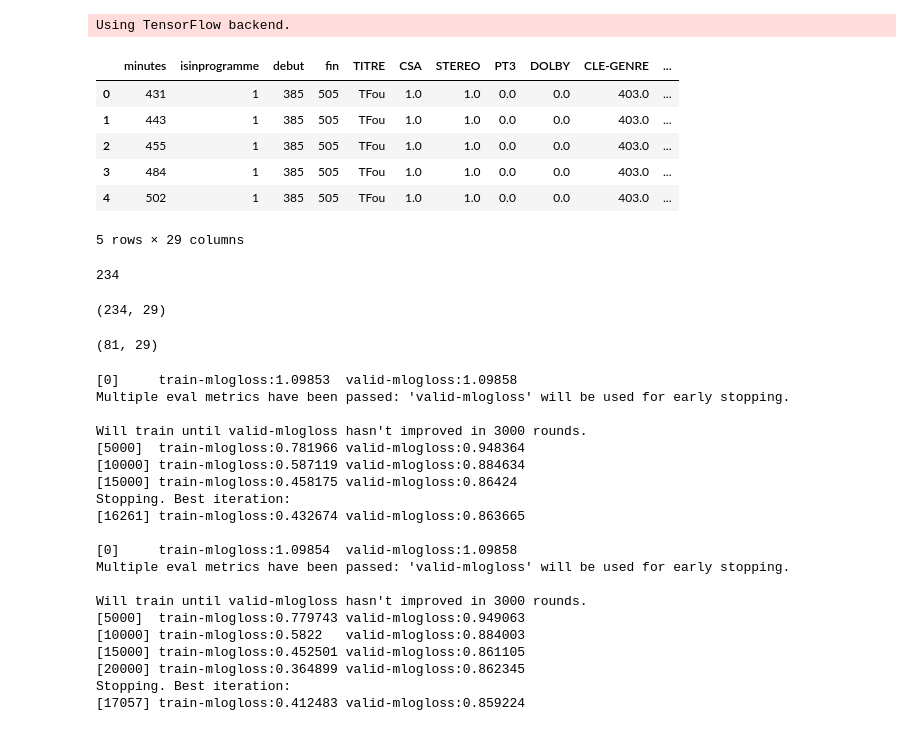
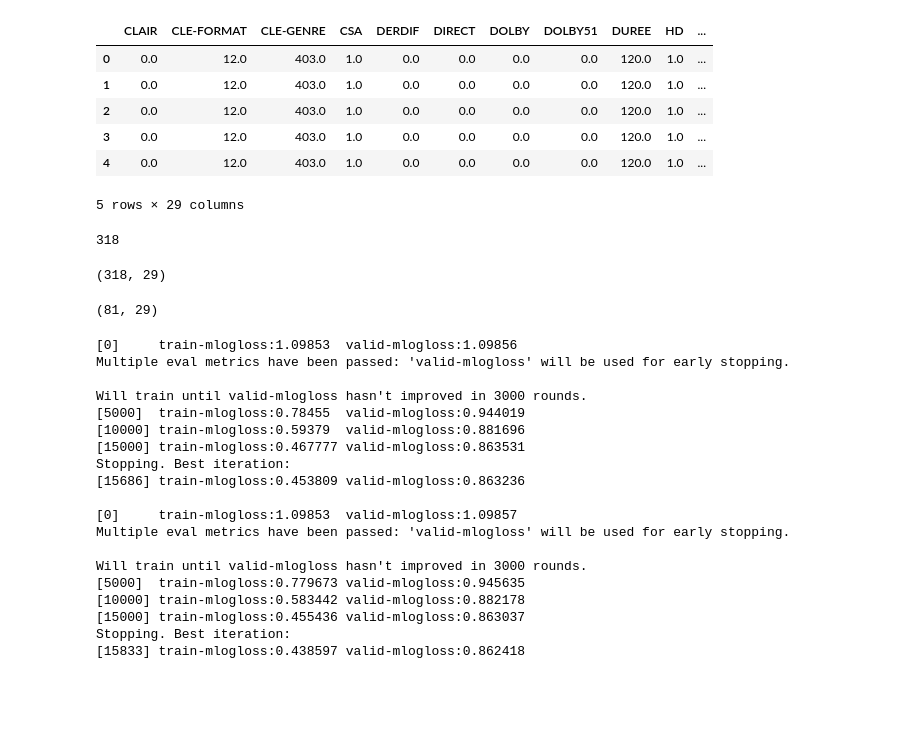
Before and after one commit to Frayal/Stage, a Jupyter notebook: ProgrammesTV/ML.ipynb, the cells around one changed output. Saved outputs shown, nothing was run; the diff lists cells and outputs as text; code cells hidden in the pictures; blank space fills up the shorter version.

```diff
--- a/ProgrammesTV/ML.ipynb
+++ b/ProgrammesTV/ML.ipynb
@@ -39,7 +39,9 @@ from keras.wrappers.scikit_learn import KerasClassifier
 #################################################
 ########### Global variables ####################
 #################################################
-fileX_train ='/home/alexis/Bureau/Stage/ProgrammesTV/merged_2018-04-30.csv'
+fileX_train1 ='/home/alexis/Bureau/Stage/ProgrammesTV/merged_2018-04-30.csv'
+fileX_train2 ='/home/alexis/Bureau/Stage/ProgrammesTV/merged_2018-05-18.csv'
+fileX_train3 ='/home/alexis/Bureau/Stage/ProgrammesTV/merged_2018-05-23.csv'
 fileX_valid ='/home/alexis/Bureau/Stage/ProgrammesTV/merged_2018-05-07.csv'
 fileX_test ='/home/alexis/Bureau/Stage/ProgrammesTV/merged_2018-05-09.csv'
 #################################################
@@ -50,28 +52,28 @@ def load(fileX):
     df = df.drop(['heure','CP','RESUME','DIFFERE','PT1','INEDIT_EN_CLAIR','OCCULTATIONMOBILE','DATE','PREMDIF','SOUSTITREDIF','TITREEMISSION'],axis=1)
     y = df['label']
     return df.drop(['label'],axis=1),y
-# %% [output]
-Using TensorFlow backend.
 # %%
-X_train,y_train = load(fileX_train)
+X_train1,y_train1 = load(fileX_train1)
+X_train2,y_train2 = load(fileX_train2)
+X_train3,y_train3 = load(fileX_train3)
 X_valid,y_valid = load(fileX_valid)
 X_test,Y_test = load(fileX_test)
 # %%
-X = pd.concat([X_train,X_valid,X_test])
-y = pd.concat([y_train,y_valid,Y_test])
+X = pd.concat([X_train1,X_train2,X_train3,X_valid])
+y = pd.concat([y_train1,y_train2,y_train3,y_valid])
 X.head()
 # %% [output]
-|  | minutes | isinprogramme | debut | fin | TITRE | CSA | STEREO | PT3 | DOLBY | CLE-GENRE | ... |
-| 0 | 431 | 1 | 385 | 505 | TFou | 1.0 | 1.0 | 0.0 | 0.0 | 403.0 | ... |
-| 1 | 443 | 1 | 385 | 505 | TFou | 1.0 | 1.0 | 0.0 | 0.0 | 403.0 | ... |
-| 2 | 455 | 1 | 385 | 505 | TFou | 1.0 | 1.0 | 0.0 | 0.0 | 403.0 | ... |
-| 3 | 484 | 1 | 385 | 505 | TFou | 1.0 | 1.0 | 0.0 | 0.0 | 403.0 | ... |
-| 4 | 502 | 1 | 385 | 505 | TFou | 1.0 | 1.0 | 0.0 | 0.0 | 403.0 | ... |
+|  | CLAIR | CLE-FORMAT | CLE-GENRE | CSA | DERDIF | DIRECT | DOLBY | DOLBY51 | DUREE | HD | ... |
+| 0 | 0.0 | 12.0 | 403.0 | 1.0 | 0.0 | 0.0 | 0.0 | 0.0 | 120.0 | 1.0 | ... |
+| 1 | 0.0 | 12.0 | 403.0 | 1.0 | 0.0 | 0.0 | 0.0 | 0.0 | 120.0 | 1.0 | ... |
+| 2 | 0.0 | 12.0 | 403.0 | 1.0 | 0.0 | 0.0 | 0.0 | 0.0 | 120.0 | 1.0 | ... |
+| 3 | 0.0 | 12.0 | 403.0 | 1.0 | 0.0 | 0.0 | 0.0 | 0.0 | 120.0 | 1.0 | ... |
+| 4 | 0.0 | 12.0 | 403.0 | 1.0 | 0.0 | 0.0 | 0.0 | 0.0 | 120.0 | 1.0 | ... |
 5 rows × 29 columns
 # %%
 len(X)
 # %% [output]
-234
+318
 # %%
 from sklearn import preprocessing
 
@@ -90,7 +92,7 @@ X_test = X_tot[l:]
 # %%
 X.shape
 # %% [output]
-(234, 29)
+(318, 29)
 # %%
 X_test.shape
 # %% [output]
@@ -150,26 +152,25 @@ np.random.seed(7)
 clf = Classifier()
 clf.fit(X,y)
 # %% [output]
-[0]     train-mlogloss:1.09853  valid-mlogloss:1.09858
+[0]     train-mlogloss:1.09853  valid-mlogloss:1.09856
 Multiple eval metrics have been passed: 'valid-mlogloss' will be used for early stopping.
 
 Will train until valid-mlogloss hasn't improved in 3000 rounds.
-[5000]  train-mlogloss:0.781966 valid-mlogloss:0.948364
-[10000] train-mlogloss:0.587119 valid-mlogloss:0.884634
-[15000] train-mlogloss:0.458175 valid-mlogloss:0.86424
+[5000]  train-mlogloss:0.78455  valid-mlogloss:0.944019
+[10000] train-mlogloss:0.59379  valid-mlogloss:0.881696
+[15000] train-mlogloss:0.467777 valid-mlogloss:0.863531
 Stopping. Best iteration:
-[16261] train-mlogloss:0.432674 valid-mlogloss:0.863665
+[15686] train-mlogloss:0.453809 valid-mlogloss:0.863236
 
-[0]     train-mlogloss:1.09854  valid-mlogloss:1.09858
+[0]     train-mlogloss:1.09853  valid-mlogloss:1.09857
 Multiple eval metrics have been passed: 'valid-mlogloss' will be used for early stopping.
 
 Will train until valid-mlogloss hasn't improved in 3000 rounds.
-[5000]  train-mlogloss:0.779743 valid-mlogloss:0.949063
-[10000] train-mlogloss:0.5822   valid-mlogloss:0.884003
-[15000] train-mlogloss:0.452501 valid-mlogloss:0.861105
-[20000] train-mlogloss:0.364899 valid-mlogloss:0.862345
+[5000]  train-mlogloss:0.779673 valid-mlogloss:0.945635
+[10000] train-mlogloss:0.583442 valid-mlogloss:0.882178
+[15000] train-mlogloss:0.455436 valid-mlogloss:0.863037
 Stopping. Best iteration:
-[17057] train-mlogloss:0.412483 valid-mlogloss:0.859224
+[15833] train-mlogloss:0.438597 valid-mlogloss:0.862418
 # %%
 y_score = clf.predict_proba(X_test)
 # %%
```
Also changed, not shown: parts of 3 cells of this notebook.
